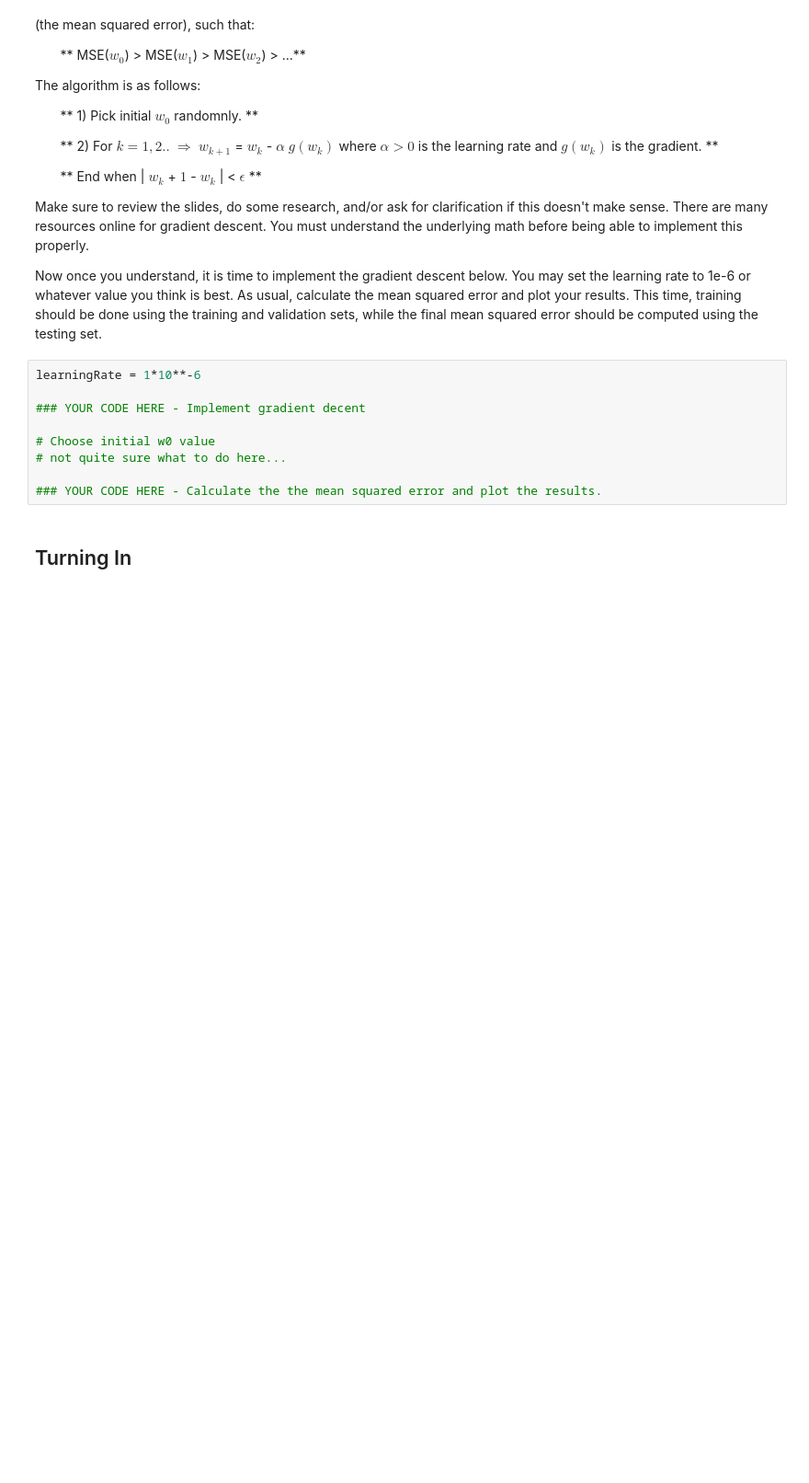
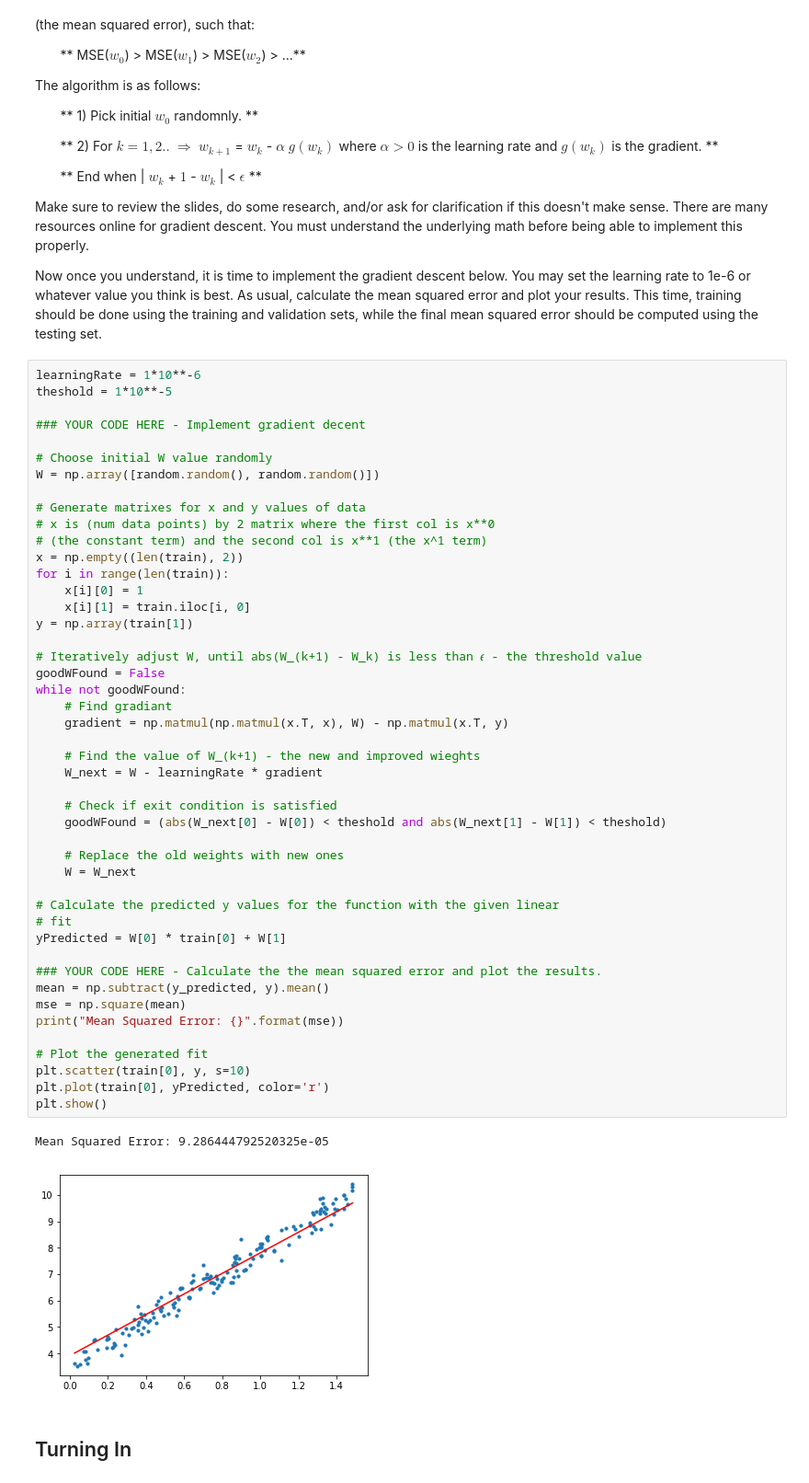
Before and after one commit to McGillAISociety/mais-bootcamp-w2019, a Jupyter notebook: Assignment2/Assignment 2.ipynb, the cells around one changed output. Shown at 92% size. Saved outputs shown, nothing was run; the diff lists cells and outputs as text; blank space fills up the shorter version.

Commit message:
Implement gradient decent

```diff
--- a/Assignment2/Assignment 2.ipynb
+++ b/Assignment2/Assignment 2.ipynb
@@ -351,15 +352,55 @@ The algorithm is as follows:
 Make sure to review the slides, do some research, and/or ask for clarification if this doesn't make sense. There are many resources online for gradient descent. You must understand the underlying math before being able to implement this properly.
 
 Now once you understand, it is time to implement the gradient descent below. You may set the learning rate to 1e-6 or whatever value you think is best. As usual, calculate the mean squared error and plot your results. This time, training should be done using the training and validation sets, while the final mean squared error should be computed using the testing set.
-# %%
-learningRate = 1*10**-6
-
-### YOUR CODE HERE - Implement gradient decent
-
-# Choose initial w0 value
-# not quite sure what to do here...
-
-### YOUR CODE HERE - Calculate the the mean squared error and plot the results.
+# %%
+learningRate = 1*10**-6
+theshold = 1*10**-5
+
+### YOUR CODE HERE - Implement gradient decent
+
+# Choose initial W value randomly
+W = np.array([random.random(), random.random()])
+
+# Generate matrixes for x and y values of data
+# x is (num data points) by 2 matrix where the first col is x**0
+# (the constant term) and the second col is x**1 (the x^1 term)
+x = np.empty((len(train), 2))
+for i in range(len(train)):
+    x[i][0] = 1
+    x[i][1] = train.iloc[i, 0]
+y = np.array(train[1])
+
+# Iteratively adjust W, until abs(W_(k+1) - W_k) is less than 𝜖 - the threshold value
+goodWFound = False
+while not goodWFound:
+    # Find gradiant
+    gradient = np.matmul(np.matmul(x.T, x), W) - np.matmul(x.T, y)
+
+    # Find the value of W_(k+1) - the new and improved wieghts
+    W_next = W - learningRate * gradient
+
+    # Check if exit condition is satisfied
+    goodWFound = (abs(W_next[0] - W[0]) < theshold and abs(W_next[1] - W[1]) < theshold)
+
+    # Replace the old weights with new ones
+    W = W_next
+
+# Calculate the predicted y values for the function with the given linear
+# fit
+yPredicted = W[0] * train[0] + W[1]
+
+### YOUR CODE HERE - Calculate the the mean squared error and plot the results.
+mean = np.subtract(y_predicted, y).mean()
+mse = np.square(mean)
+print("Mean Squared Error: {}".format(mse))
+
+# Plot the generated fit
+plt.scatter(train[0], y, s=10)
+plt.plot(train[0], yPredicted, color='r')
+plt.show()
+# %% [output]
+Mean Squared Error: 9.286444792520325e-05
+[figure, added]
 # %% [markdown]
 ## Turning In
 # %% [markdown]
```
Also changed, not shown: parts of 1 cell of this notebook, 1 other file.
